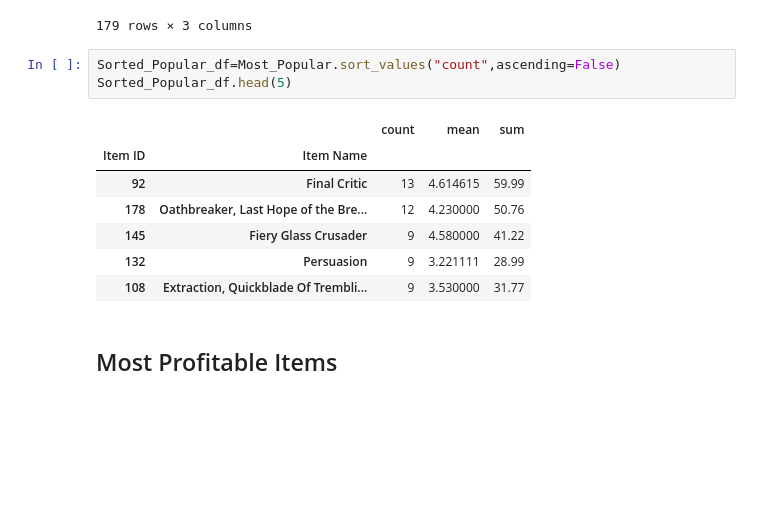
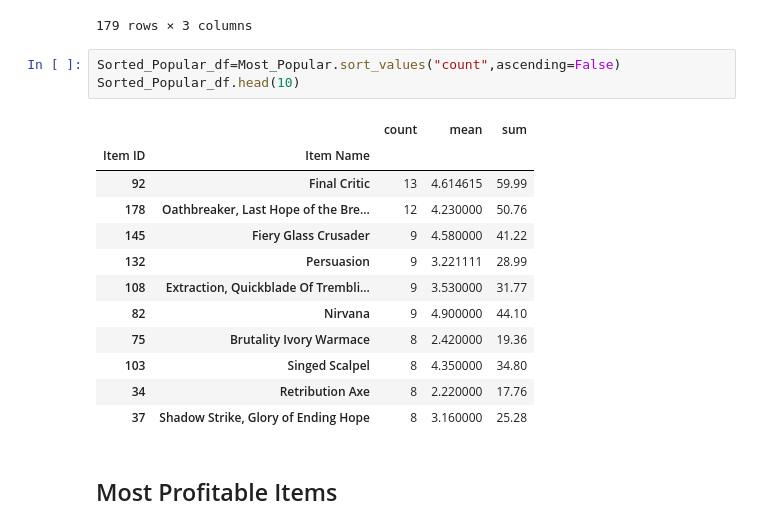
Before and after one commit to SBoyce02/pandas_challenge2, a Jupyter notebook: HeroesOfPymoli/HeroesOfPymoli_SB.ipynb, the cells around one changed output. Drawn from its saved outputs; the diff is of its cells as text; blank space fills up the shorter version.

```diff
--- a/HeroesOfPymoli/HeroesOfPymoli_SB.ipynb
+++ b/HeroesOfPymoli/HeroesOfPymoli_SB.ipynb
@@ -423,15 +423,20 @@ Most_Popular
 179 rows × 3 columns
 # %%
 Sorted_Popular_df=Most_Popular.sort_values("count",ascending=False)
-Sorted_Popular_df.head(5)
+Sorted_Popular_df.head(10)
 # %% [output]
 |  |  | count | mean | sum |
 | Item ID | Item Name |  |  |  |
 | 92 | Final Critic | 13 | 4.614615 | 59.99 |
 | 178 | Oathbreaker, Last Hope of the Bre... | 12 | 4.230000 | 50.76 |
 | 145 | Fiery Glass Crusader | 9 | 4.580000 | 41.22 |
 | 132 | Persuasion | 9 | 3.221111 | 28.99 |
 | 108 | Extraction, Quickblade Of Trembli... | 9 | 3.530000 | 31.77 |
+| 82 | Nirvana | 9 | 4.900000 | 44.10 |
+| 75 | Brutality Ivory Warmace | 8 | 2.420000 | 19.36 |
+| 103 | Singed Scalpel | 8 | 4.350000 | 34.80 |
+| 34 | Retribution Axe | 8 | 2.220000 | 17.76 |
+| 37 | Shadow Strike, Glory of Ending Hope | 8 | 3.160000 | 25.28 |
 # %% [markdown]
 ## Most Profitable Items
 # %% [markdown]
```
Also changed, not shown: parts of 2 cells of this notebook, 2 other files.
